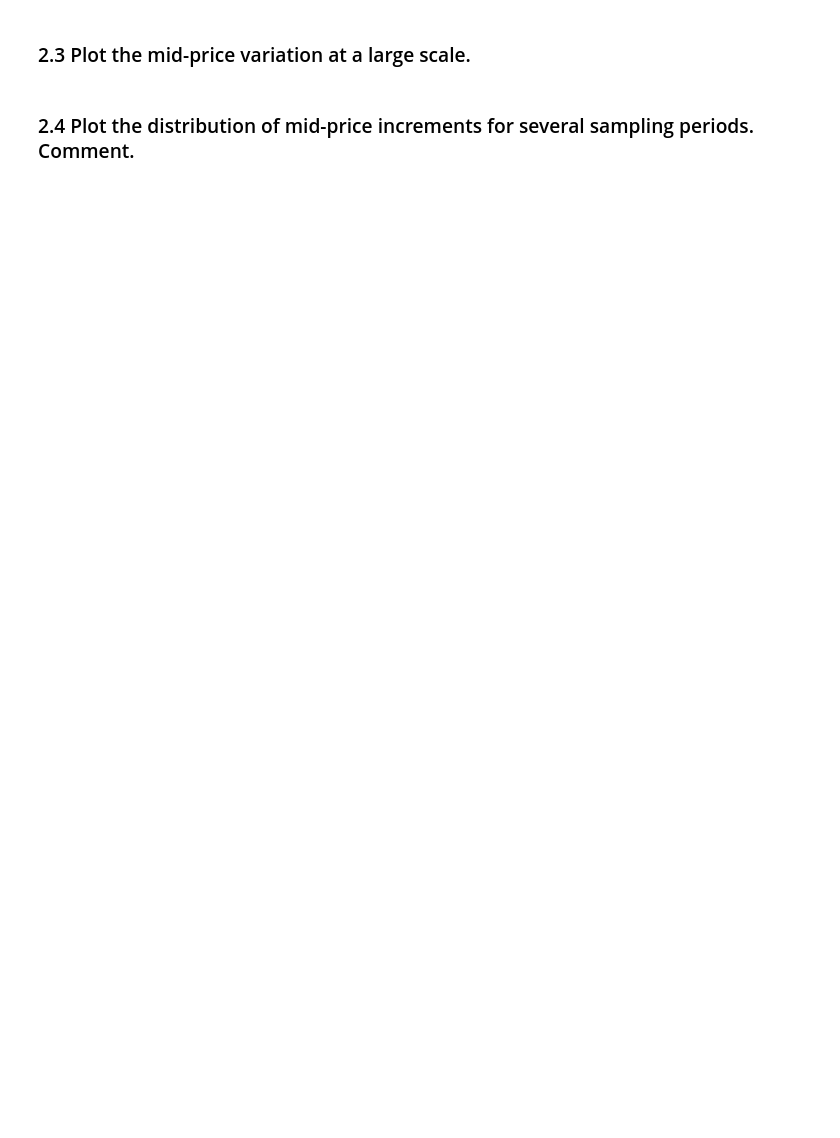
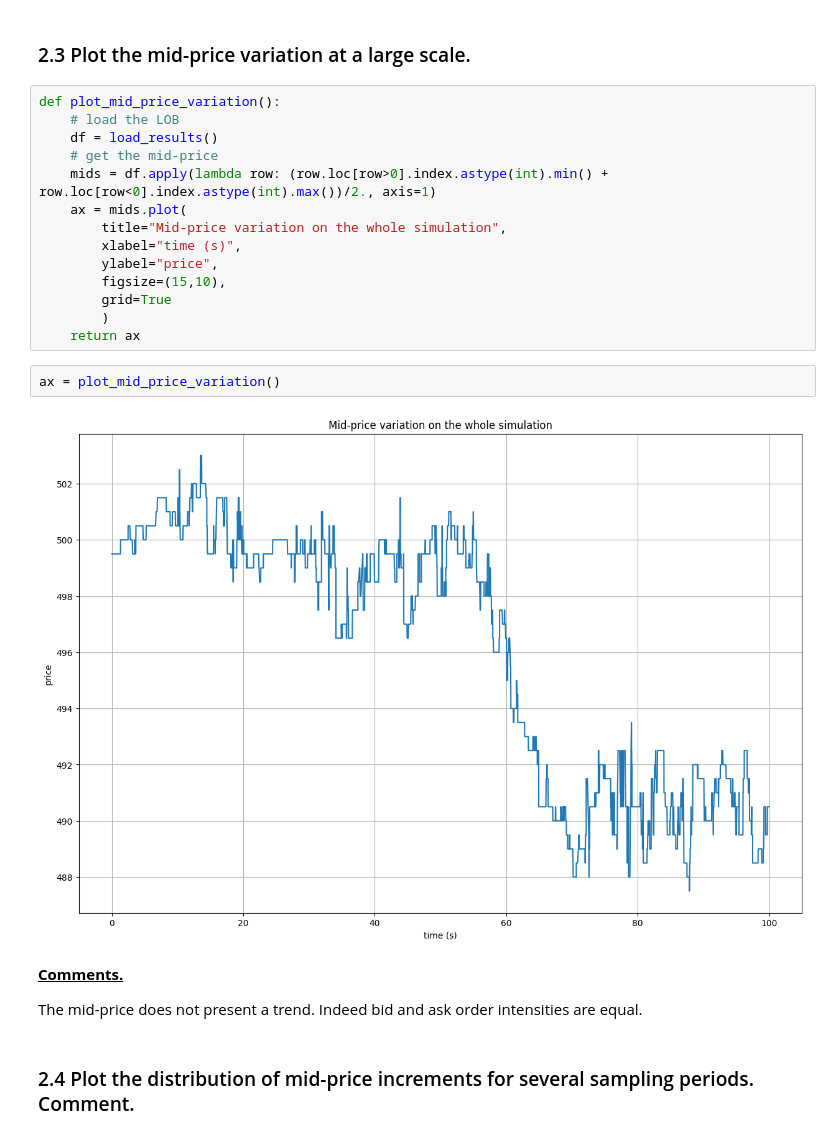
Before and after one commit to PierreArtigalaCS/DHF, a Jupyter notebook: DHF-LAB6-ARTIGALA-CHATAIGNAULT.ipynb, the cells around one changed output. Cells and saved outputs as stored; diff of their text form; blank space fills up the shorter version.

```diff
--- a/DHF-LAB6-ARTIGALA-CHATAIGNAULT.ipynb
+++ b/DHF-LAB6-ARTIGALA-CHATAIGNAULT.ipynb
@@ -441,4 +458,26 @@ _ = plot_spread_distribution()
 # %% [markdown]
 ### 2.3 Plot the mid-price variation at a large scale.
+# %%
+def plot_mid_price_variation():
+    # load the LOB
+    df = load_results()
+    # get the mid-price
+    mids = df.apply(lambda row: (row.loc[row>0].index.astype(int).min() + row.loc[row<0].index.astype(int).max())/2., axis=1)
+    ax = mids.plot(
+        title="Mid-price variation on the whole simulation",
+        xlabel="time (s)",
+        ylabel="price",
+        figsize=(15,10),
+        grid=True
+        )
+    return ax
+# %%
+ax = plot_mid_price_variation()
+# %% [output]
+[figure, added]
+# %% [markdown]
+<b><u>Comments.</b></u>
+
+The mid-price does not present a trend. Indeed bid and ask order intensities are equal.
 # %% [markdown]
 ### 2.4 Plot the distribution of mid-price increments for several sampling periods. Comment.
```
Also changed, not shown: parts of 19 cells of this notebook.
